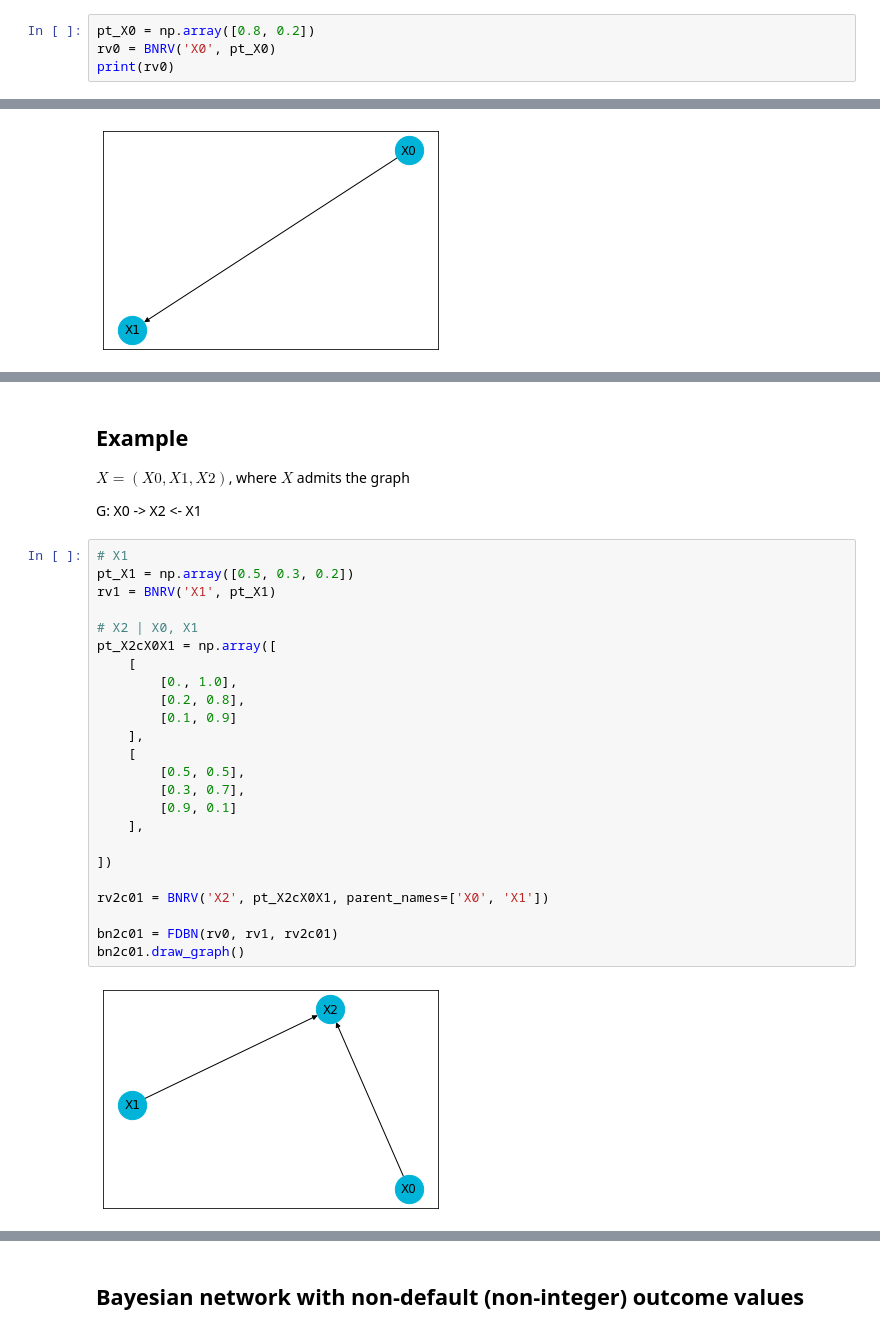
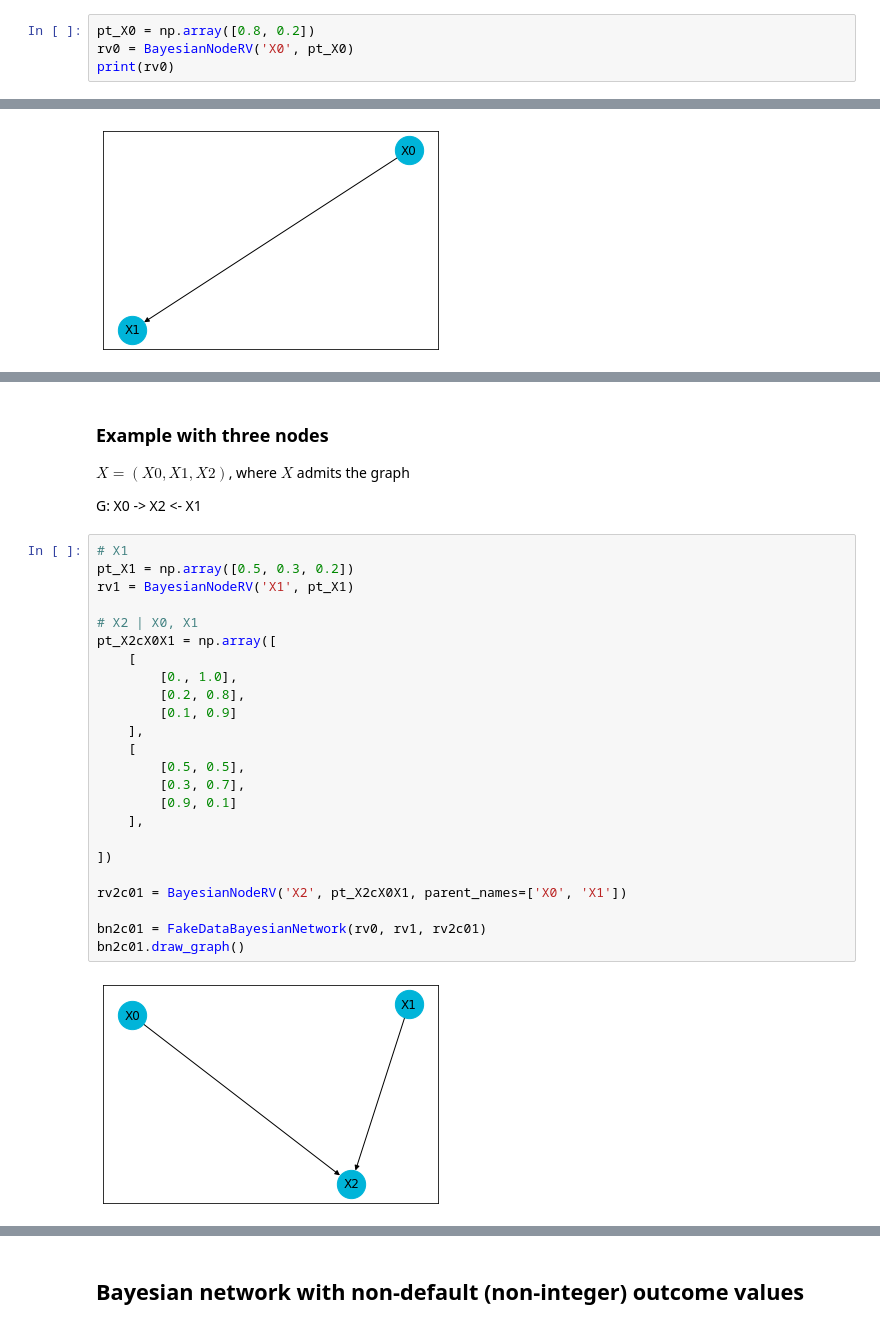
Before and after one commit to munichpavel/fake-data-for-learning, a Jupyter notebook: notebooks/bayesian-network.ipynb, the cells around one changed output, grey strips where cells are left out. Cells and saved outputs as stored; diff of their text form.

```diff
--- a/notebooks/bayesian-network.ipynb
+++ b/notebooks/bayesian-network.ipynb
@@ -31,6 +31,6 @@ Bayesian node random variables either true random variables with distribution de
 For example, let $X0$ be a binary random variable with probability table $[0.8, 0.2]$ and values / outcomes $\{0,1\}$.
 # %%
 pt_X0 = np.array([0.8, 0.2])
-rv0 = BNRV('X0', pt_X0)
+rv0 = BayesianNodeRV('X0', pt_X0)
 print(rv0)
 # %% [output]
@@ -152,5 +152,5 @@ bn.rvs(size=5, seed=42)
 # %% [markdown]
-## Example
+### Example with three nodes
 
 $X = (X0, X1, X2)$, where $X$ admits the graph
 
@@ -158,28 +158,28 @@ G: X0 -> X2 <- X1
 # %%
 # X1
 pt_X1 = np.array([0.5, 0.3, 0.2])
-rv1 = BNRV('X1', pt_X1)
+rv1 = BayesianNodeRV('X1', pt_X1)
 
 # X2 | X0, X1
 pt_X2cX0X1 = np.array([
     [
         [0., 1.0],
         [0.2, 0.8],
         [0.1, 0.9]
     ],
     [
         [0.5, 0.5],
         [0.3, 0.7],
         [0.9, 0.1]
     ],
 
 ])
 
-rv2c01 = BNRV('X2', pt_X2cX0X1, parent_names=['X0', 'X1'])
+rv2c01 = BayesianNodeRV('X2', pt_X2cX0X1, parent_names=['X0', 'X1'])
 
-bn2c01 = FDBN(rv0, rv1, rv2c01)
+bn2c01 = FakeDataBayesianNetwork(rv0, rv1, rv2c01)
 bn2c01.draw_graph()
 # %% [output]
-[figure, old version]
+[figure, new version]
 # %%
 # Sample
```
Also changed, not shown: parts of 17 cells of this notebook, 5 other files.
